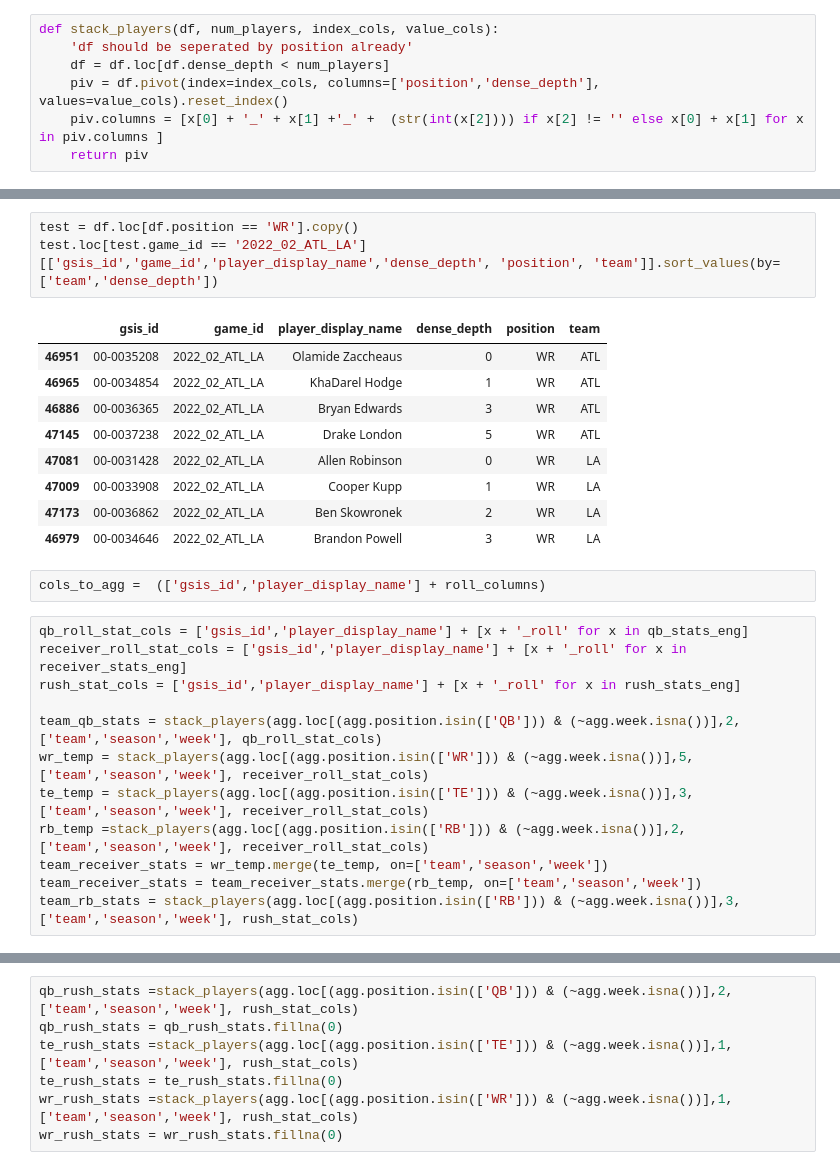
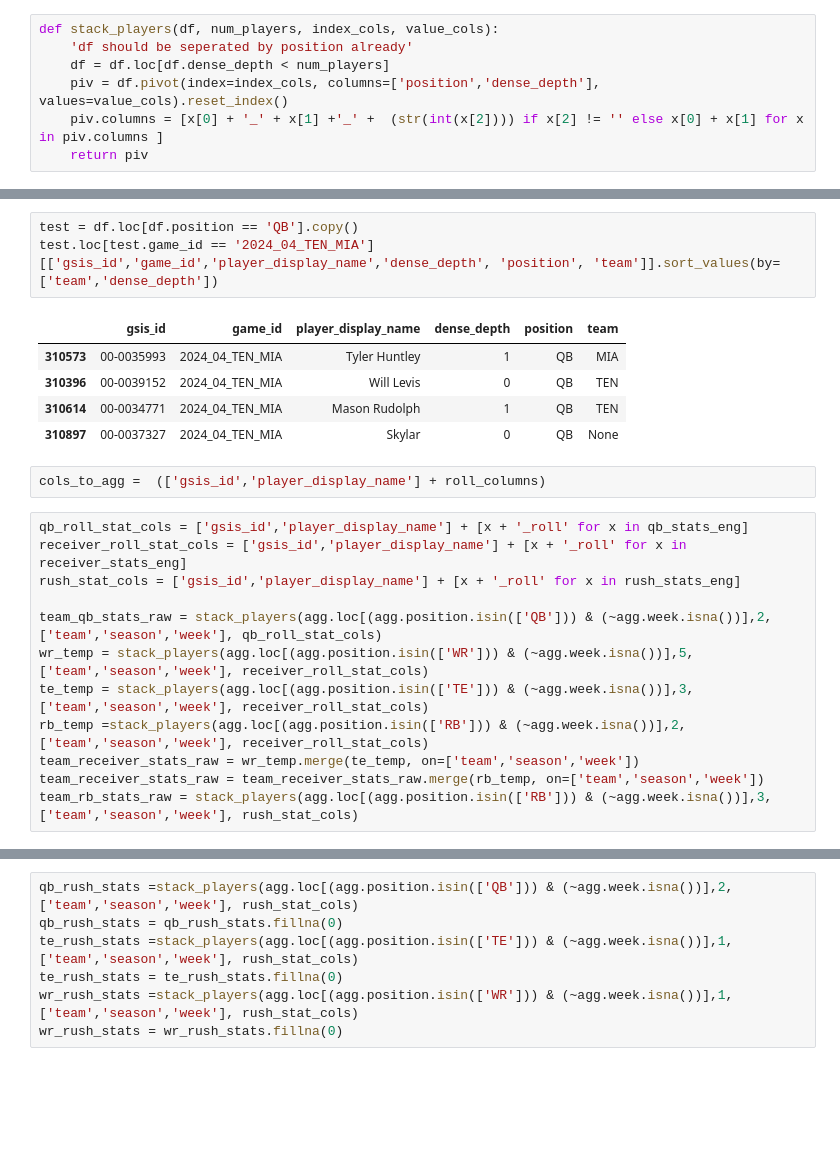
Before and after one commit to sharedw/NFL_sim, a Jupyter notebook: notebooks/other_notebooks/clean_feature_eng.ipynb, the cells around one changed output, grey strips where cells are left out. Drawn from its saved outputs; the diff is of its cells as text; blank space fills up the shorter version.

```diff
--- a/notebooks/other_notebooks/clean_feature_eng.ipynb
+++ b/notebooks/other_notebooks/clean_feature_eng.ipynb
@@ -177,18 +198,14 @@ dup_rows.loc[dup_rows.game_id == '2022_02_ATL_LA'][['gsis_id','game_id','player_
 # %% [output]
 |  | gsis_id | game_id | player_display_name | dense_depth | position | team |
 # %%
-test = df.loc[df.position == 'WR'].copy()
-test.loc[test.game_id == '2022_02_ATL_LA'][['gsis_id','game_id','player_display_name','dense_depth', 'position', 'team']].sort_values(by=['team','dense_depth'])
+test = df.loc[df.position == 'QB'].copy()
+test.loc[test.game_id == '2024_04_TEN_MIA'][['gsis_id','game_id','player_display_name','dense_depth', 'position', 'team']].sort_values(by=['team','dense_depth'])
 # %% [output]
 |  | gsis_id | game_id | player_display_name | dense_depth | position | team |
-| 46951 | 00-0035208 | 2022_02_ATL_LA | Olamide Zaccheaus | 0 | WR | ATL |
-| 46965 | 00-0034854 | 2022_02_ATL_LA | KhaDarel Hodge | 1 | WR | ATL |
-| 46886 | 00-0036365 | 2022_02_ATL_LA | Bryan Edwards | 3 | WR | ATL |
-| 47145 | 00-0037238 | 2022_02_ATL_LA | Drake London | 5 | WR | ATL |
-| 47081 | 00-0031428 | 2022_02_ATL_LA | Allen Robinson | 0 | WR | LA |
-| 47009 | 00-0033908 | 2022_02_ATL_LA | Cooper Kupp | 1 | WR | LA |
-| 47173 | 00-0036862 | 2022_02_ATL_LA | Ben Skowronek | 2 | WR | LA |
-| 46979 | 00-0034646 | 2022_02_ATL_LA | Brandon Powell | 3 | WR | LA |
+| 310573 | 00-0035993 | 2024_04_TEN_MIA | Tyler Huntley | 1 | QB | MIA |
+| 310396 | 00-0039152 | 2024_04_TEN_MIA | Will Levis | 0 | QB | TEN |
+| 310614 | 00-0034771 | 2024_04_TEN_MIA | Mason Rudolph | 1 | QB | TEN |
+| 310897 | 00-0037327 | 2024_04_TEN_MIA | Skylar | 0 | QB | None |
 # %%
 cols_to_agg =  (['gsis_id','player_display_name'] + roll_columns)
 # %%
@@ -196,13 +213,13 @@ qb_roll_stat_cols = ['gsis_id','player_display_name'] + [x + '_roll' for x in qb
 receiver_roll_stat_cols = ['gsis_id','player_display_name'] + [x + '_roll' for x in receiver_stats_eng]
 rush_stat_cols = ['gsis_id','player_display_name'] + [x + '_roll' for x in rush_stats_eng]
 
-team_qb_stats = stack_players(agg.loc[(agg.position.isin(['QB'])) & (~agg.week.isna())],2,  ['team','season','week'], qb_roll_stat_cols)
+team_qb_stats_raw = stack_players(agg.loc[(agg.position.isin(['QB'])) & (~agg.week.isna())],2,  ['team','season','week'], qb_roll_stat_cols)
 wr_temp = stack_players(agg.loc[(agg.position.isin(['WR'])) & (~agg.week.isna())],5,  ['team','season','week'], receiver_roll_stat_cols)
 te_temp = stack_players(agg.loc[(agg.position.isin(['TE'])) & (~agg.week.isna())],3,  ['team','season','week'], receiver_roll_stat_cols)
 rb_temp =stack_players(agg.loc[(agg.position.isin(['RB'])) & (~agg.week.isna())],2,  ['team','season','week'], receiver_roll_stat_cols)
-team_receiver_stats = wr_temp.merge(te_temp, on=['team','season','week'])
-team_receiver_stats = team_receiver_stats.merge(rb_temp, on=['team','season','week'])
-team_rb_stats = stack_players(agg.loc[(agg.position.isin(['RB'])) & (~agg.week.isna())],3,  ['team','season','week'], rush_stat_cols)
+team_receiver_stats_raw = wr_temp.merge(te_temp, on=['team','season','week'])
+team_receiver_stats_raw = team_receiver_stats_raw.merge(rb_temp, on=['team','season','week'])
+team_rb_stats_raw = stack_players(agg.loc[(agg.position.isin(['RB'])) & (~agg.week.isna())],3,  ['team','season','week'], rush_stat_cols)
 # %%
 stack_players(agg.loc[(agg.position.isin(['WR'])) & (~agg.week.isna())],5,  ['team','season','week'], receiver_roll_stat_cols)
 # %% [output]
```
Also changed, not shown: parts of 12 cells of this notebook, 9 other files.
